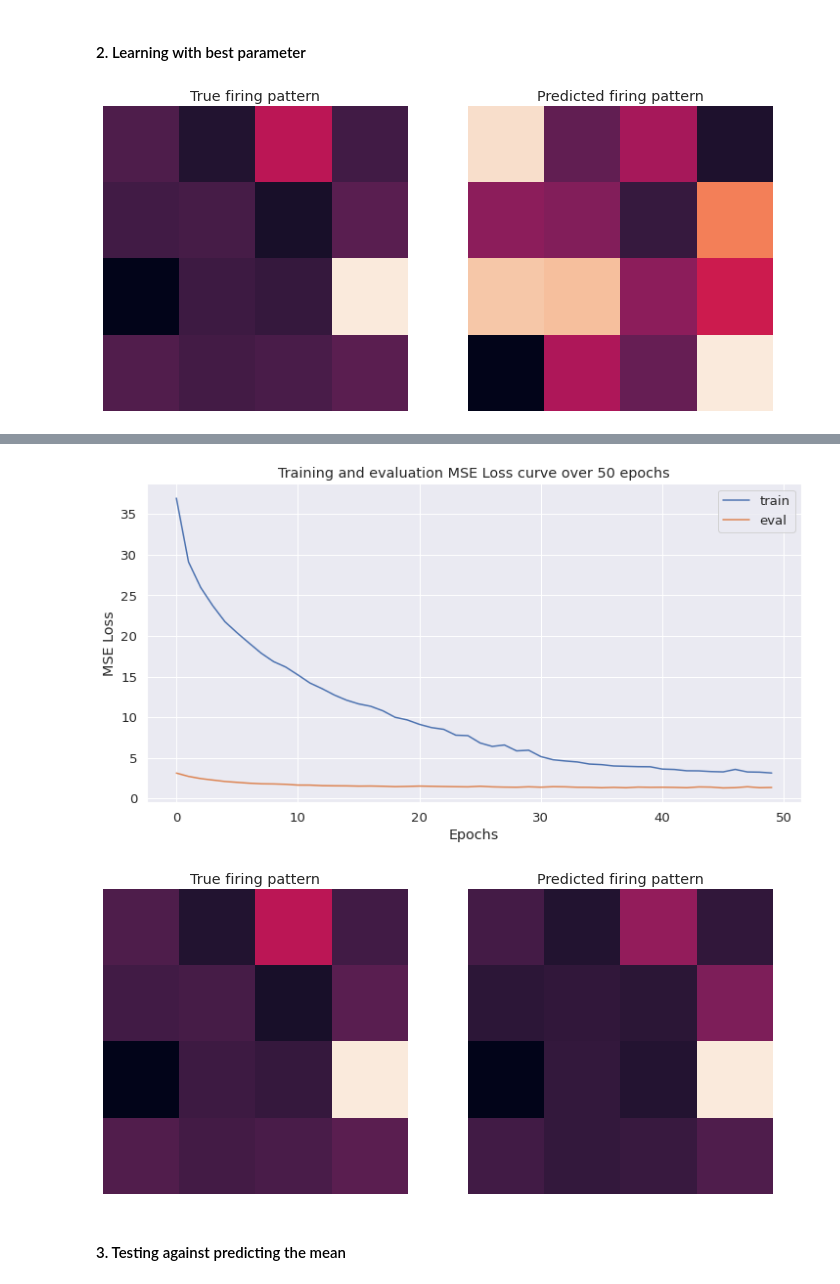
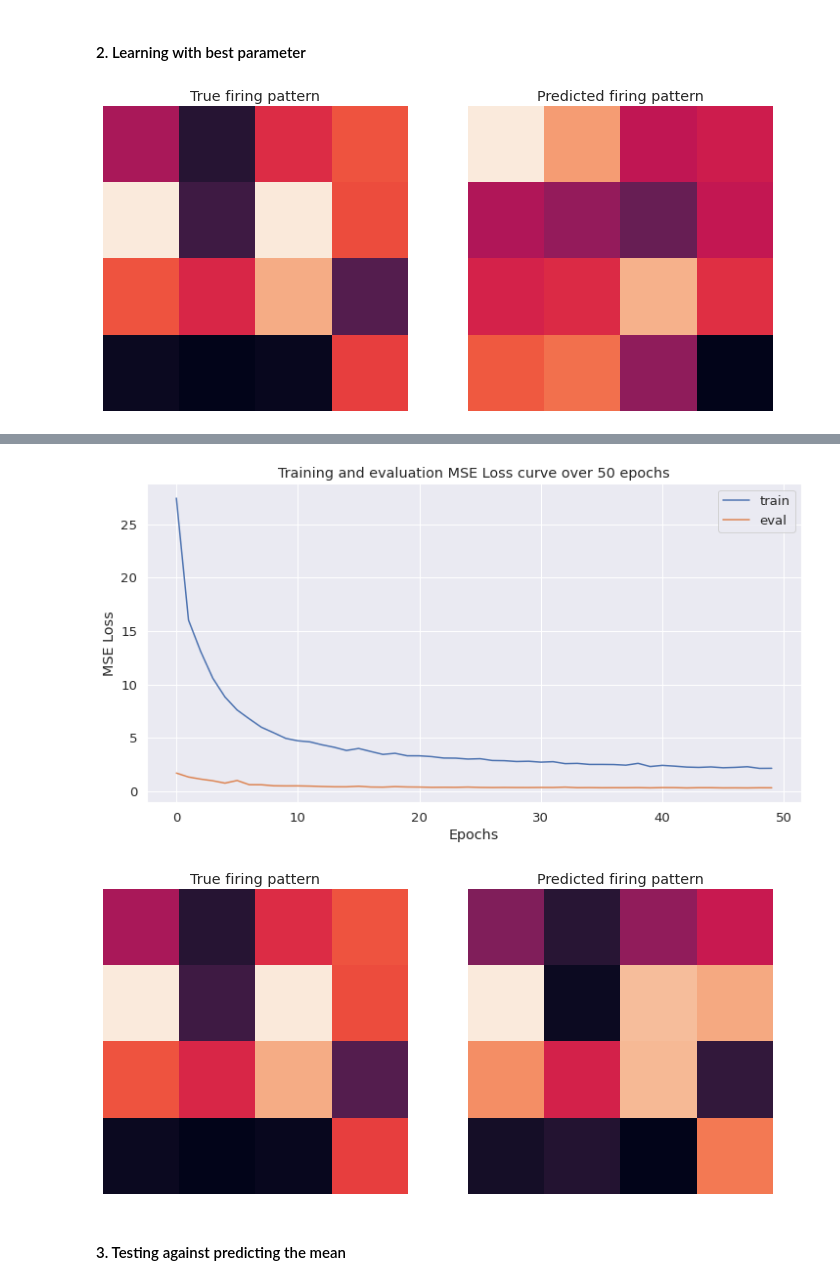
Before and after one commit to cngzlsh/BrainNet, a Jupyter notebook: experiments.ipynb, the cells around one changed output, grey strips where cells are left out. Cells and saved outputs as stored; diff of their text form; code cells hidden in the pictures.

```diff
--- a/experiments.ipynb
+++ b/experiments.ipynb
@@ -73,9 +25,9 @@ torch.Size([10000, 50, 2])
 ## Approximate BNNs
 ### Feedforward BNN
 # %%
-X_train, Y_train = load_data('./data/', 'abnn_ff_train_256_0t)
-X_test, Y_test = load_data('./data/', 'abnn_ff_test_256_0.5_4_0.5.pkl')
-X_valid, Y_valid = load_data('./data/', 'abnn_ff_valid_256_0.5_4_0.5.pkl')
+X_train, Y_train = load_data('./data/', 'ff_train_abnn_256_0.5_4_5.pkl')
+X_test, Y_test = load_data('./data/', 'ff_test_abnn_256_0.5_4_5.pkl')
+X_valid, Y_valid = load_data('./data/', 'ff_valid_abnn_256_0.5_4_5.pkl')
 
 batch_size = 200   # number of data points in each mini-batch
 n_train = 10000    # number of data used, from 1 to len(X_train)
@@ -132,7 +84,7 @@ Best hidden unit: 256, best layers: 3
 v_idx = np.random.randint(0, len(Y_test)) # a random label in the test set to visualise
 
 # deep learning model
-DNN = FeedForwardDNN(input_dim=16, hidden_dim=256, n_layers=3, output_dim=16).to(device)
+DNN = FeedForwardDNN(input_dim=16, hidden_dim=256, n_layers=4, output_dim=16).to(device)
 
 # training parameters
 optimiser = torch.optim.Adam(DNN.parameters(), lr=1e-3)
@@ -150,4 +102,4 @@ plot_loss_curves(train_losses, eval_losses, loss_func='MSE Loss')
 
 visualise_prediction(Y_test[v_idx,:], DNN(X_test[v_idx,:])) # visualise after training
 # %% [output]
-[figure, old version]
+[figure, new version]
@@ -171,5 +123,5 @@ Training completed with final epoch loss 3.1294468864798546. Time elapsed: 0 h 0
-[figure, old version]
+[figure, new version]
-[figure, old version]
+[figure, new version]
 # %% [markdown]
 #### 3. Testing against predicting the mean
 # %%
```
Also changed, not shown: parts of 48 cells of this notebook, 14 other files.
